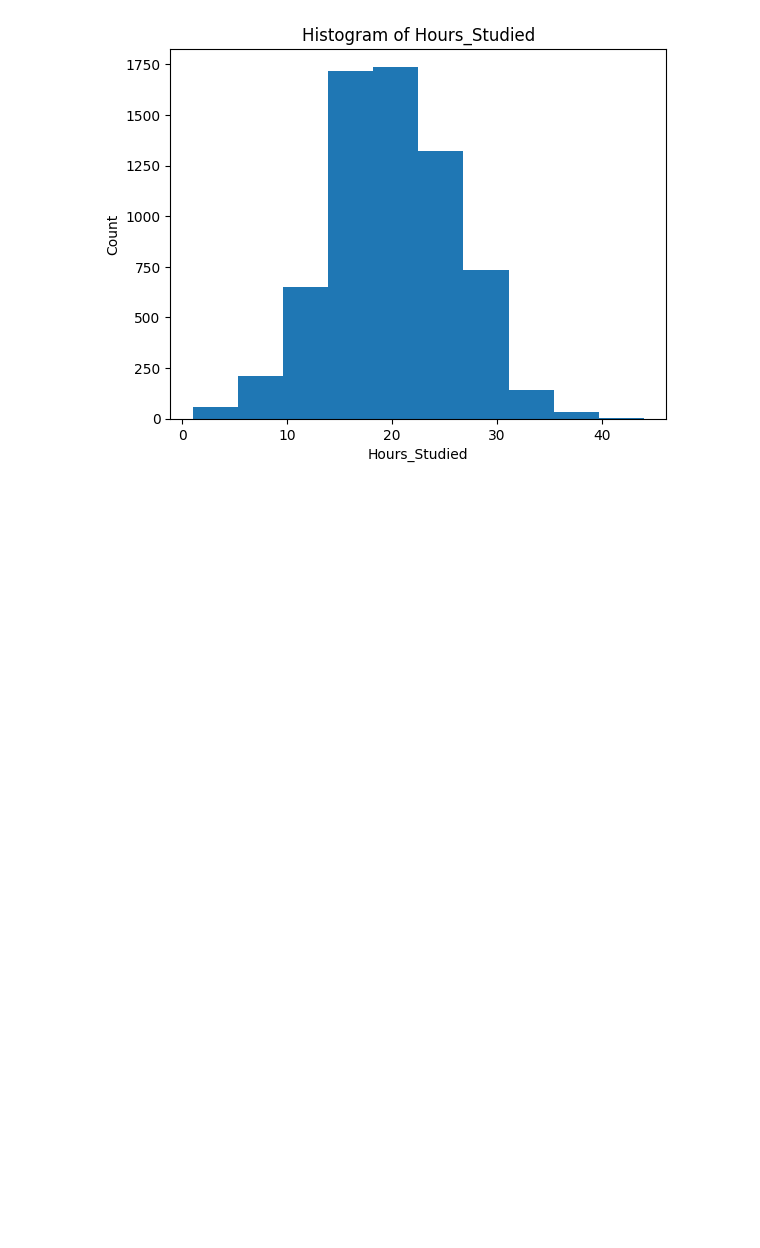
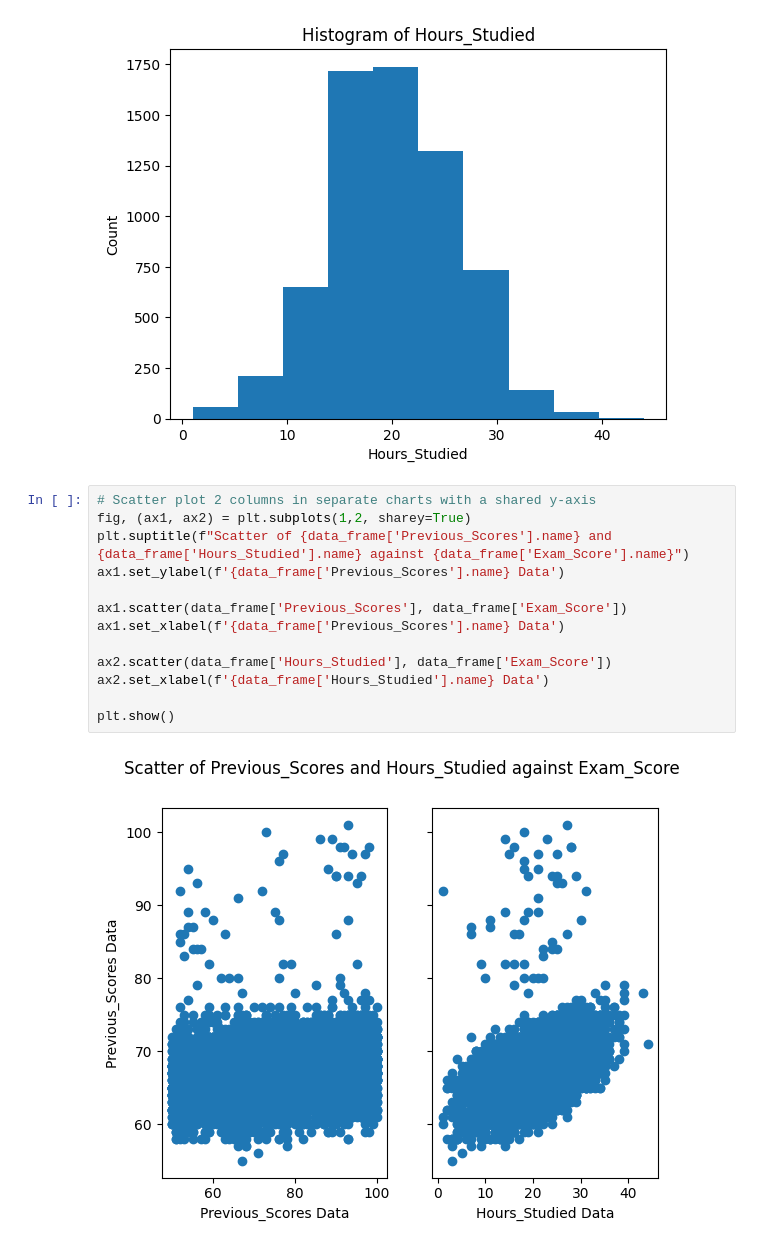
Before and after one commit to TempeHS/2025SE-MaxH-Task2, a Jupyter notebook: 1.Model_Development/1.1.Data_Wrangling/1.1.1.data_preview.ipynb, the cells around one changed output. Saved outputs shown, nothing was run; the diff lists cells and outputs as text; blank space fills up the shorter version.

Commit message:
completed data preview and data wrangling

```diff
--- a/1.Model_Development/1.1.Data_Wrangling/1.1.1.data_preview.ipynb
+++ b/1.Model_Development/1.1.Data_Wrangling/1.1.1.data_preview.ipynb
@@ -74,3 +74,18 @@ plt.xlabel(f'{data_frame["Hours_Studied"].name}')
 plt.show()
 # %% [output]
 [figure]
+# %%
+# Scatter plot 2 columns in separate charts with a shared y-axis
+fig, (ax1, ax2) = plt.subplots(1,2, sharey=True)
+plt.suptitle(f"Scatter of {data_frame['Previous_Scores'].name} and {data_frame['Hours_Studied'].name} against {data_frame['Exam_Score'].name}")
+ax1.set_ylabel(f'{data_frame['Previous_Scores'].name} Data')
+
+ax1.scatter(data_frame['Previous_Scores'], data_frame['Exam_Score'])
+ax1.set_xlabel(f'{data_frame['Previous_Scores'].name} Data')
+
+ax2.scatter(data_frame['Hours_Studied'], data_frame['Exam_Score'])
+ax2.set_xlabel(f'{data_frame['Hours_Studied'].name} Data')
+
+plt.show()
+# %% [output]
+[figure, added]
```
Also changed, not shown: parts of 3 cells of this notebook, 3 other files.
